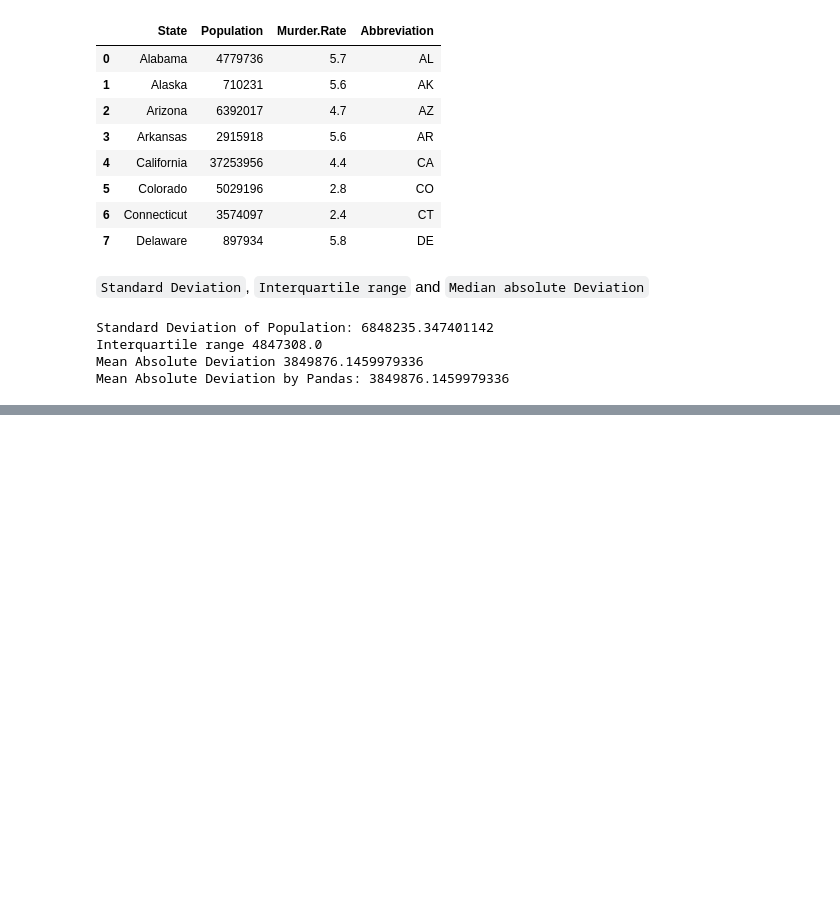
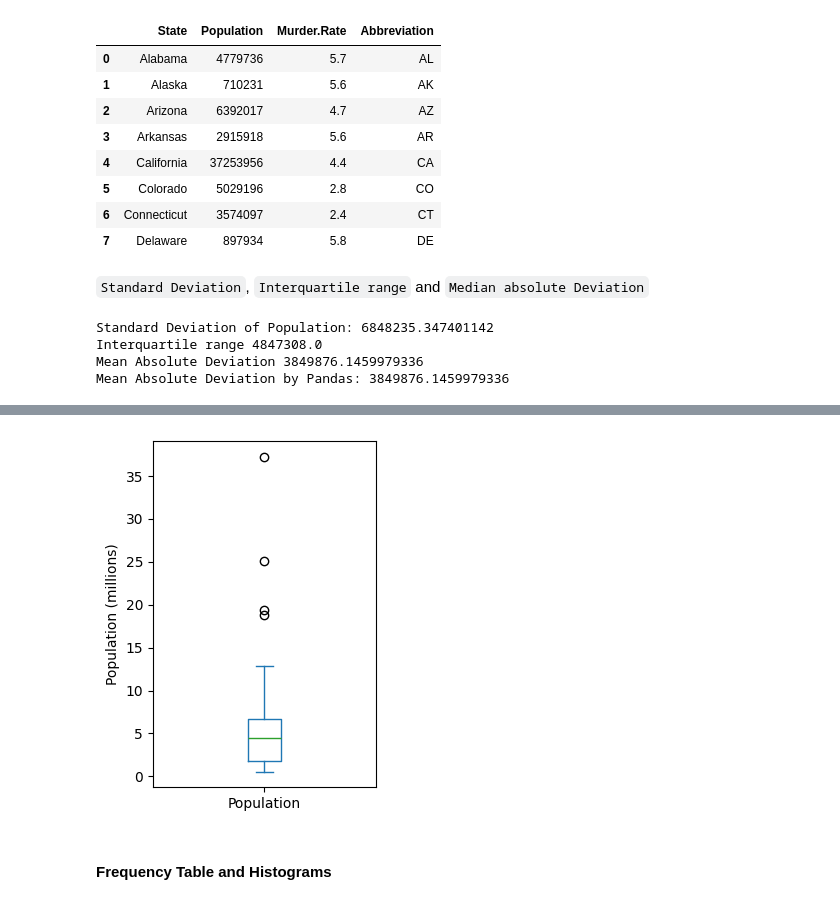
Before and after one commit to gunabalan-0411/data_science_notes, a Jupyter notebook: Code/Statistics/Chapter 1 - Exploratory Data Analysis.ipynb, the cells around one changed output, grey strips where cells are left out. Saved outputs shown, nothing was run; the diff lists cells and outputs as text; code cells hidden in the pictures; blank space fills up the shorter version.

```diff
--- a/Code/Statistics/Chapter 1 - Exploratory Data Analysis.ipynb
+++ b/Code/Statistics/Chapter 1 - Exploratory Data Analysis.ipynb
@@ -118,0 +142,11 @@ Mean Absolute Deviation by Pandas: 3849876.1459979336
+# %%
+# Boxplot
+ax = (state['Population']/1_000_000).plot.box(figsize=(3, 4))
+ax.set_ylabel('Population (millions)')
+
+plt.tight_layout()
+plt.show()
+# %% [output]
+[figure, added]
+# %% [markdown]
+#### Frequency Table and Histograms
```
Also changed, not shown: parts of 7 cells of this notebook.
